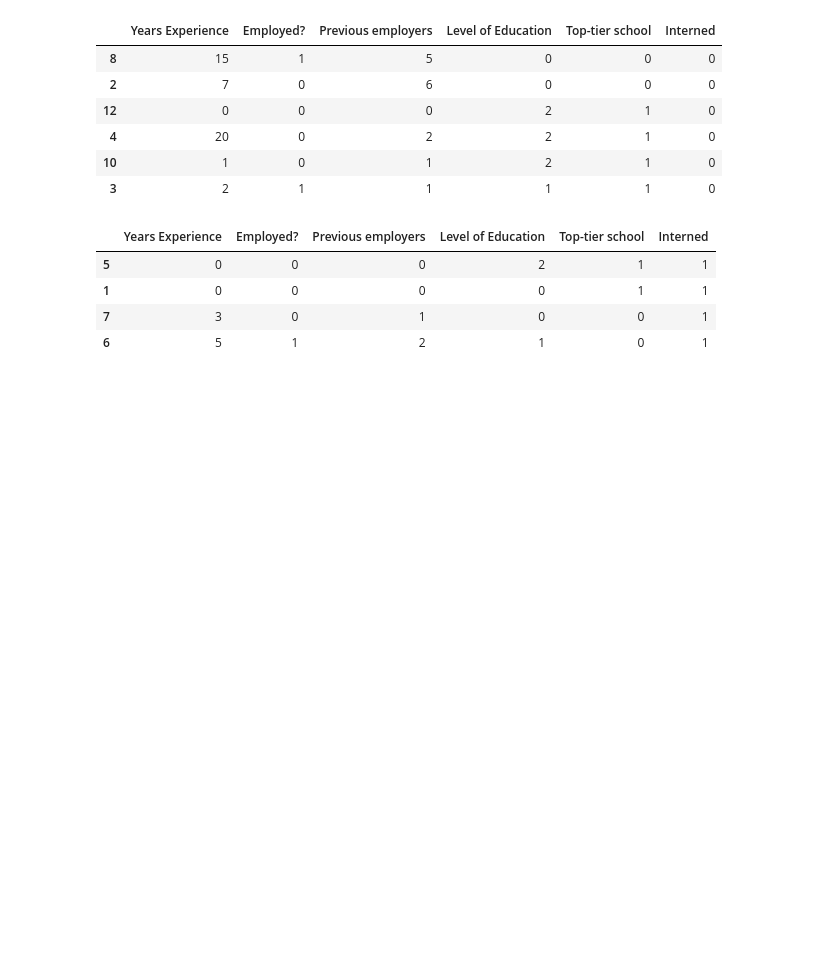
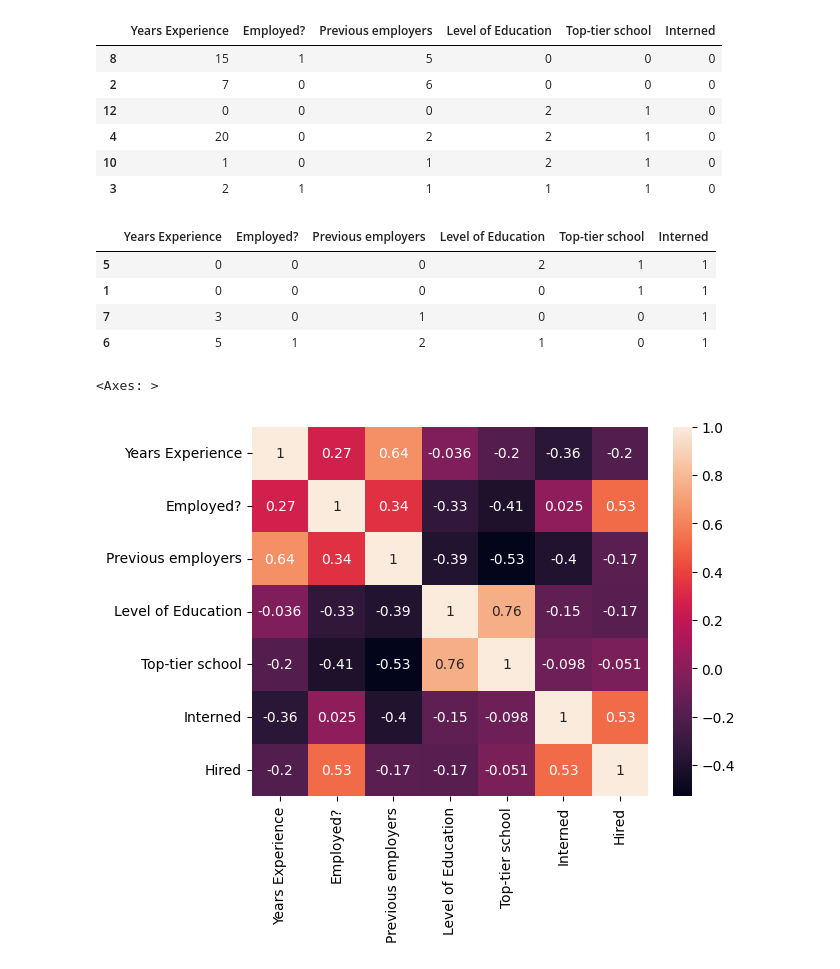
Before and after one commit to dhsingh0815/ML, a Jupyter notebook: Classifier/DecisionTree_Classifier.ipynb, the cells around one changed output. Drawn from its saved outputs; the diff is of its cells as text; code cells hidden in the pictures; blank space fills up the shorter version.

```diff
--- a/Classifier/DecisionTree_Classifier.ipynb
+++ b/Classifier/DecisionTree_Classifier.ipynb
@@ -119,6 +146,12 @@ X_train[X_train['Interned']==1]
 | 1 | 0 | 0 | 0 | 0 | 1 | 1 |
 | 7 | 3 | 0 | 1 | 0 | 0 | 1 |
 | 6 | 5 | 1 | 2 | 1 | 0 | 1 |
+# %%
+corr =df.corr()
+sns.heatmap(corr, annot=True)
+# %% [output]
+<Axes: >
+[figure, added]
 # %%
 dot_data = export_graphviz(model , feature_names=X_train.columns, rounded=True, proportion=False, precision=2, filled=True)
 graph = pydotplus.graph_from_dot_data(dot_data)
```
Also changed, not shown: parts of 8 cells of this notebook.
